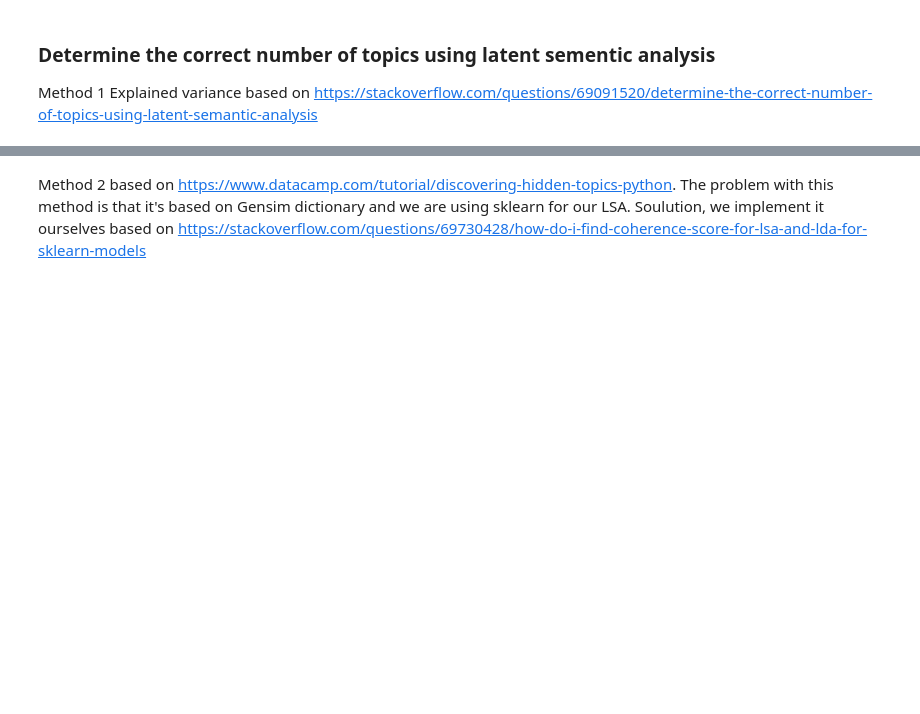
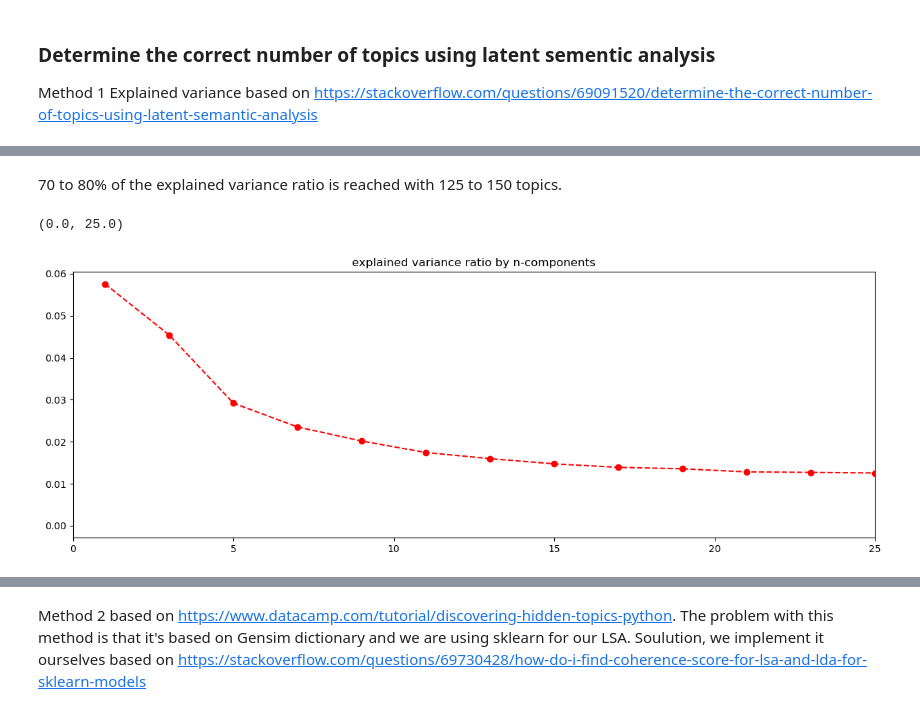
Before and after one commit to kjkoster/execute-enexis, a Jupyter notebook: notebooks/02 enexis governance -- LSA.ipynb, the cells around one changed output, grey strips where cells are left out. Drawn from its saved outputs; the diff is of its cells as text; code cells hidden in the pictures; blank space fills up the shorter version.

```diff
--- a/notebooks/02 enexis governance -- LSA.ipynb
+++ b/notebooks/02 enexis governance -- LSA.ipynb
@@ -427,0 +481,11 @@ plt.xlim(1, 400)
+# %% [markdown]
+70 to 80% of the explained variance ratio is reached with 125 to 150 topics.
+# %%
+import numpy as np
+fig = plt.figure(figsize=(15, 5))
+plt.plot(test, np.gradient(performance), 'ro--')
+plt.title('explained variance ratio by n-components')
+plt.xlim(0, 25) # zoom to 25 to see the changes in the first components
+# %% [output]
+(0.0, 25.0)
+[figure, added]
```
Also changed, not shown: parts of 36 cells of this notebook.
